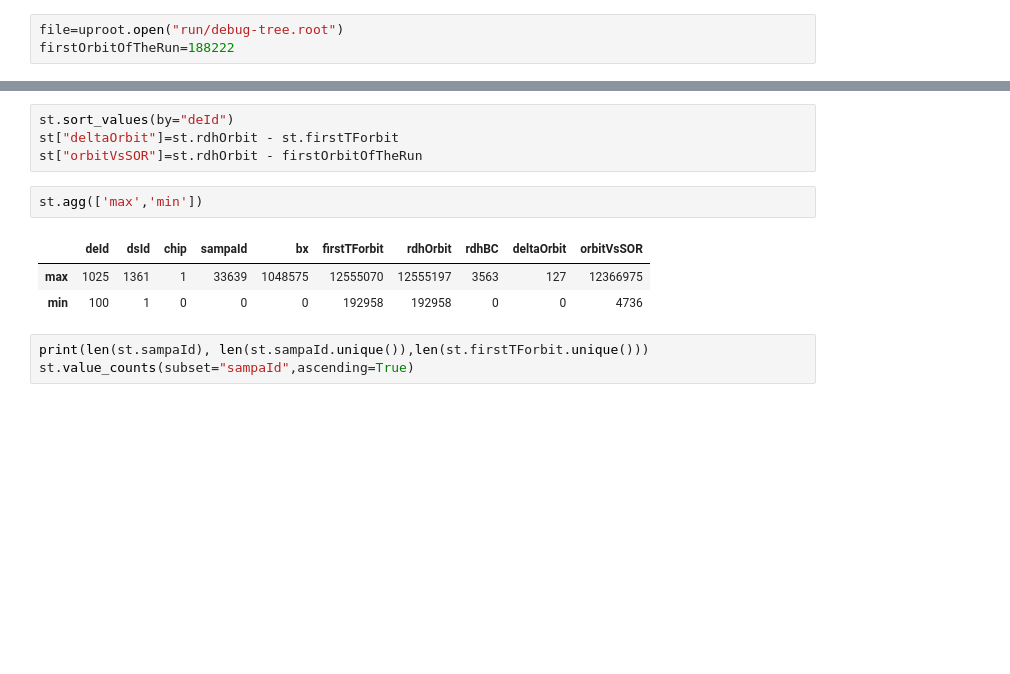
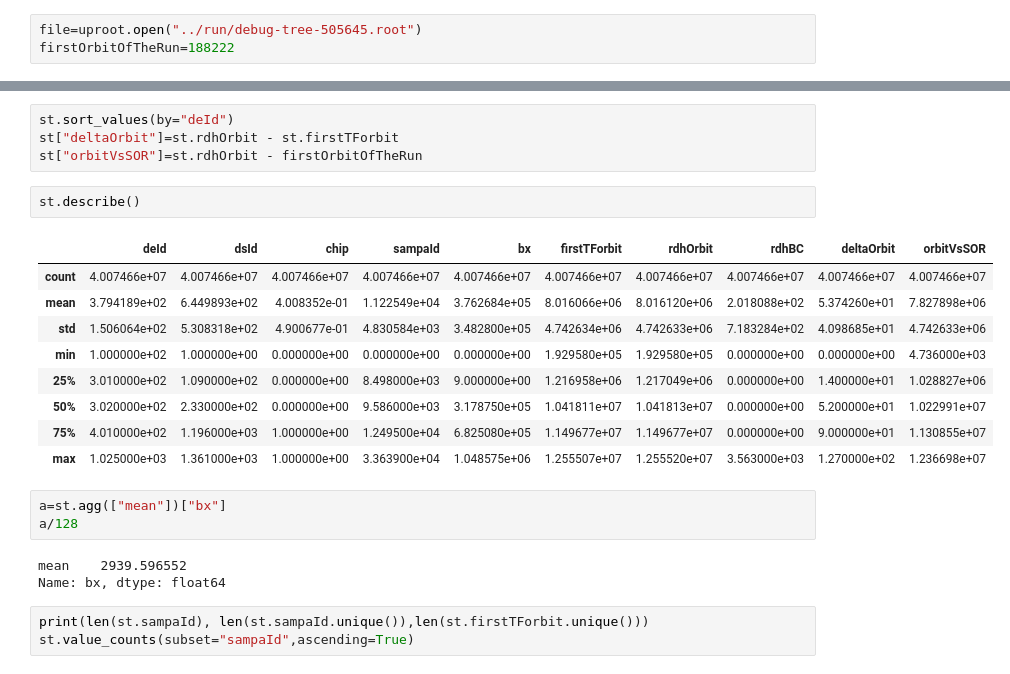
Before and after one commit to aphecetche/notebooks, a Jupyter notebook: sampa-times.ipynb, the cells around one changed output, grey strips where cells are left out. Cells and saved outputs as stored; diff of their text form; blank space fills up the shorter version.

```diff
--- a/sampa-times.ipynb
+++ b/sampa-times.ipynb
@@ -4,7 +4,7 @@ import matplotlib.pyplot as plt
 import pandas as pd
 import numpy as np
 # %%
-file=uproot.open("run/debug-tree.root")
+file=uproot.open("../run/debug-tree-505645.root")
 firstOrbitOfTheRun=188222
 # %%
 file.keys()
@@ -31,11 +31,23 @@ st.sort_values(by="deId")
 st["deltaOrbit"]=st.rdhOrbit - st.firstTForbit
 st["orbitVsSOR"]=st.rdhOrbit - firstOrbitOfTheRun
 # %%
-st.agg(['max','min'])
+st.describe()
 # %% [output]
 |  | deId | dsId | chip | sampaId | bx | firstTForbit | rdhOrbit | rdhBC | deltaOrbit | orbitVsSOR |
-| max | 1025 | 1361 | 1 | 33639 | 1048575 | 12555070 | 12555197 | 3563 | 127 | 12366975 |
-| min | 100 | 1 | 0 | 0 | 0 | 192958 | 192958 | 0 | 0 | 4736 |
+| count | 4.007466e+07 | 4.007466e+07 | 4.007466e+07 | 4.007466e+07 | 4.007466e+07 | 4.007466e+07 | 4.007466e+07 | 4.007466e+07 | 4.007466e+07 | 4.007466e+07 |
+| mean | 3.794189e+02 | 6.449893e+02 | 4.008352e-01 | 1.122549e+04 | 3.762684e+05 | 8.016066e+06 | 8.016120e+06 | 2.018088e+02 | 5.374260e+01 | 7.827898e+06 |
+| std | 1.506064e+02 | 5.308318e+02 | 4.900677e-01 | 4.830584e+03 | 3.482800e+05 | 4.742634e+06 | 4.742633e+06 | 7.183284e+02 | 4.098685e+01 | 4.742633e+06 |
+| min | 1.000000e+02 | 1.000000e+00 | 0.000000e+00 | 0.000000e+00 | 0.000000e+00 | 1.929580e+05 | 1.929580e+05 | 0.000000e+00 | 0.000000e+00 | 4.736000e+03 |
+| 25% | 3.010000e+02 | 1.090000e+02 | 0.000000e+00 | 8.498000e+03 | 9.000000e+00 | 1.216958e+06 | 1.217049e+06 | 0.000000e+00 | 1.400000e+01 | 1.028827e+06 |
+| 50% | 3.020000e+02 | 2.330000e+02 | 0.000000e+00 | 9.586000e+03 | 3.178750e+05 | 1.041811e+07 | 1.041813e+07 | 0.000000e+00 | 5.200000e+01 | 1.022991e+07 |
+| 75% | 4.010000e+02 | 1.196000e+03 | 1.000000e+00 | 1.249500e+04 | 6.825080e+05 | 1.149677e+07 | 1.149677e+07 | 0.000000e+00 | 9.000000e+01 | 1.130855e+07 |
+| max | 1.025000e+03 | 1.361000e+03 | 1.000000e+00 | 3.363900e+04 | 1.048575e+06 | 1.255507e+07 | 1.255520e+07 | 3.563000e+03 | 1.270000e+02 | 1.236698e+07 |
+# %%
+a=st.agg(["mean"])["bx"]
+a/128
+# %% [output]
+mean    2939.596552
+Name: bx, dtype: float64
 # %%
 print(len(st.sampaId), len(st.sampaId.unique()),len(st.firstTForbit.unique()))
 st.value_counts(subset="sampaId",ascending=True)
```
Also changed, not shown: parts of 6 cells of this notebook, 2 other files.
